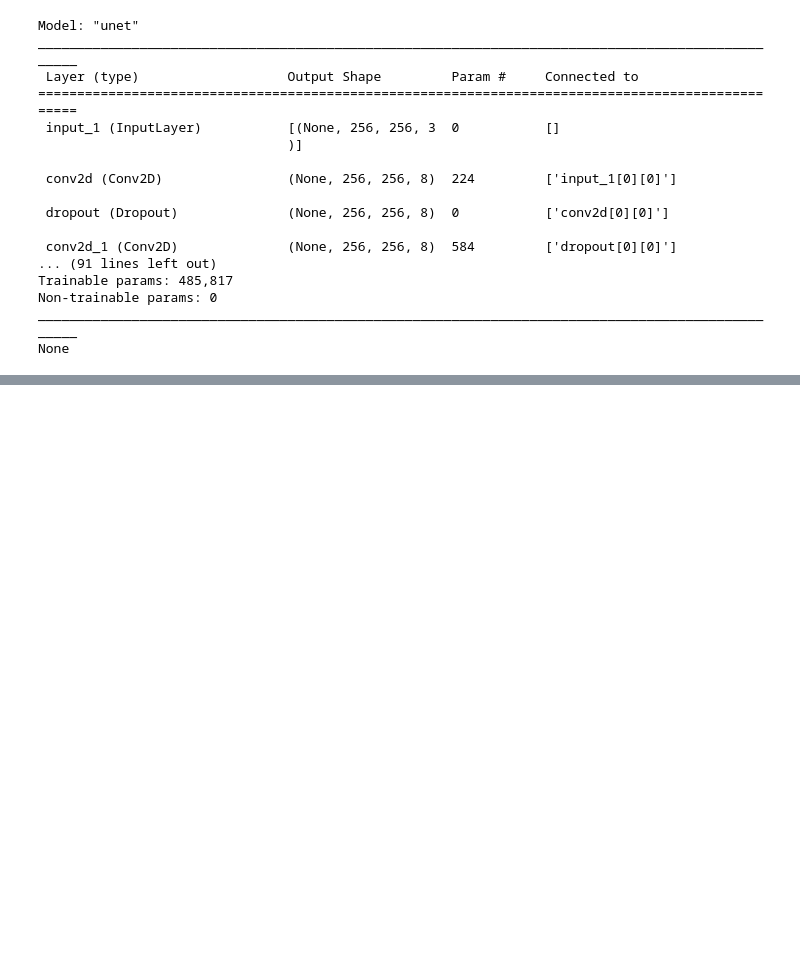
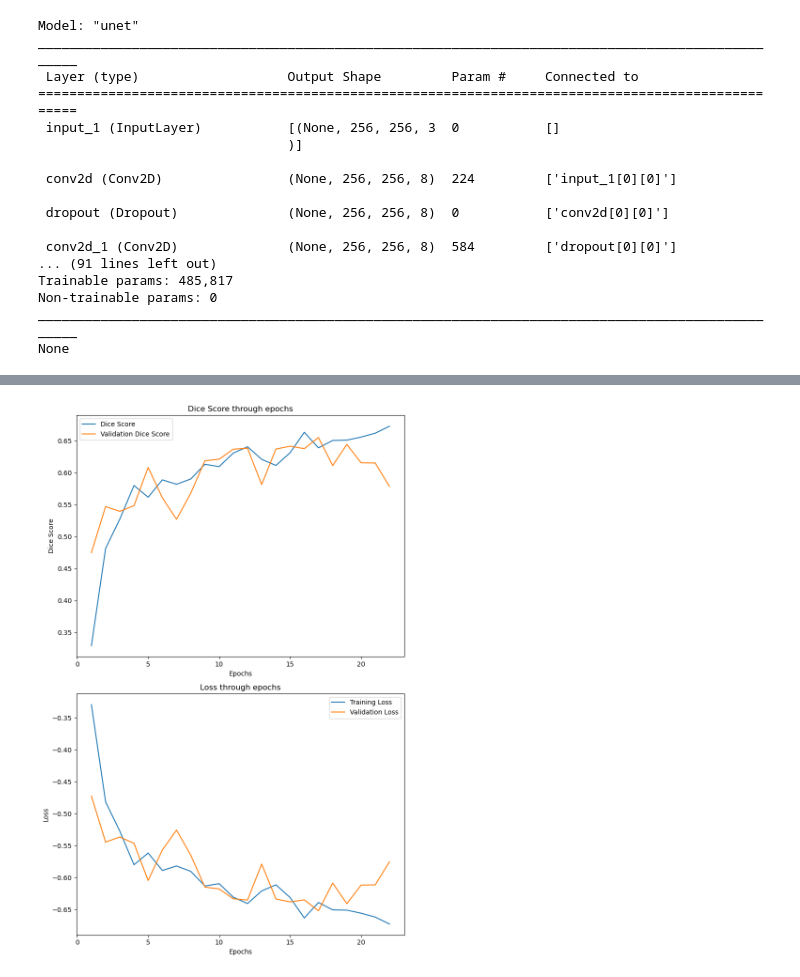
Before and after one commit to muratalkhadam/ship-segmentation, a Jupyter notebook: src/model-implementation.ipynb, the cells around one changed output, grey strips where cells are left out. Cells and saved outputs as stored; diff of their text form; code cells hidden in the pictures; blank space fills up the shorter version.

```diff
--- a/src/model-implementation.ipynb
+++ b/src/model-implementation.ipynb
@@ -156,0 +154,33 @@ plt.show()
+# %%
+history_file = 'models/history.json'
+
+with open(history_file, 'r') as file:
+    history = json.load(file)
+
+loss = history['loss']
+val_loss = history['val_loss']
+dice_coef = history['dice_coef']
+val_dice_coef = history['val_dice_coef']
+# %%
+fig, (ax1, ax2) = plt.subplots(2, 1, figsize=(8, 12))
+
+ax1.plot(range(1, len(dice_coef) + 1), dice_coef, label='Dice Score')
+ax1.plot(range(1, len(val_dice_coef) + 1), val_dice_coef, label='Validation Dice Score')
+ax1.set_xlabel('Epochs')
+ax1.set_ylabel('Dice Score')
+ax1.set_title('Dice Score through epochs')
+ax1.legend()
+
+ax2.plot(range(1, len(loss) + 1), loss, label='Training Loss')
+ax2.plot(range(1, len(val_loss) + 1), val_loss, label='Validation Loss')
+ax2.set_xlabel('Epochs')
+ax2.set_ylabel('Loss')
+ax2.set_title('Loss through epochs')
+ax2.legend()
+
+
+plt.tight_layout()
+plt.savefig('models/stats.png')
+plt.show()
+# %% [output]
+[figure, added]
```
Also changed, not shown: parts of 6 cells of this notebook.
